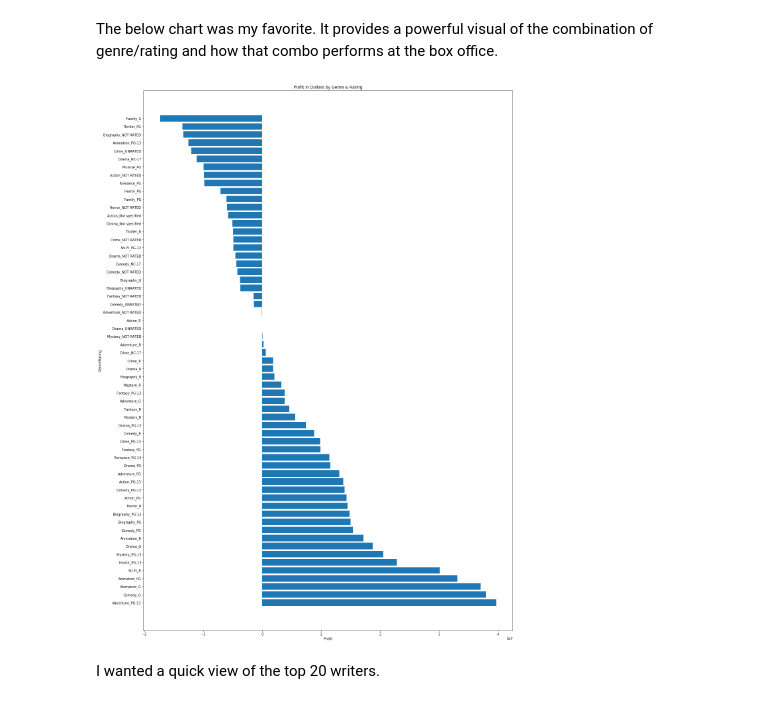
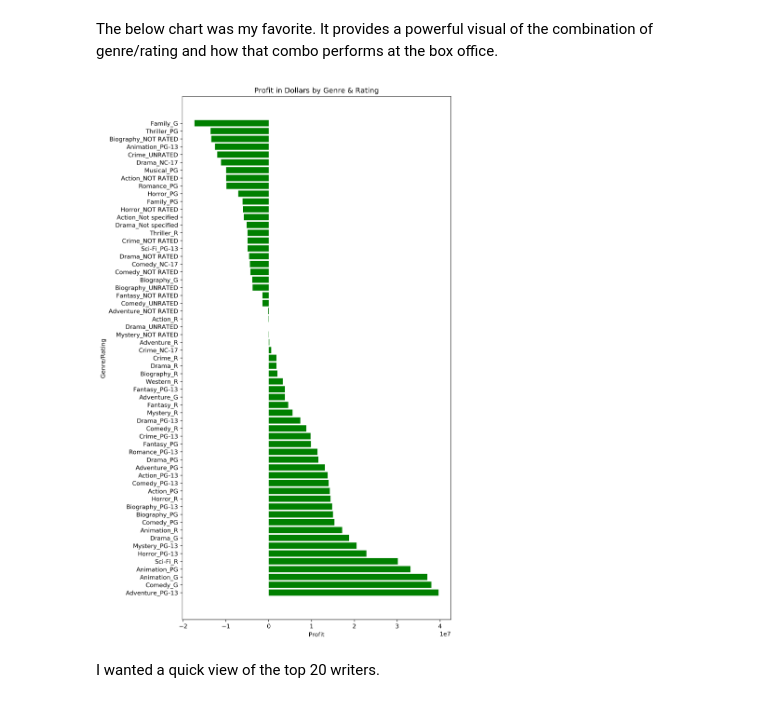
Before and after one commit to MikeTD12/dsc-mod-1-project-v2-1-online-ds-pt-120919, a Jupyter notebook: Movie Notebook.ipynb, the cells around one changed output. Drawn from its saved outputs; the diff is of its cells as text; code cells hidden in the pictures.

```diff
--- a/Movie Notebook.ipynb
+++ b/Movie Notebook.ipynb
@@ -178,14 +180,15 @@ The below chart was my favorite. It provides a powerful visual of the combinatio
 genre_ratingx = genre_rating['genre_rating']
 genre_ratingy = genre_rating['profit']
 # %%
-plt.figure(figsize=(20, 30))
-plt.barh(genre_ratingx, genre_ratingy)
+plt.figure(figsize=(8, 16), dpi=300)
+plt.barh(genre_ratingx, genre_ratingy, color='g')
 plt.xlabel('Profit')
 plt.ylabel('Genre/Rating')
 plt.title('Profit in Dollars by Genre & Rating')
+plt.savefig('profit_by_genre_rating.png')
 plt.show()
 # %% [output]
-[figure, old version]
+[figure, new version]
 # %% [markdown]
 I wanted a quick view of the top 20 writers.
 # %%
```
Also changed, not shown: parts of 5 cells of this notebook, 5 other files.
